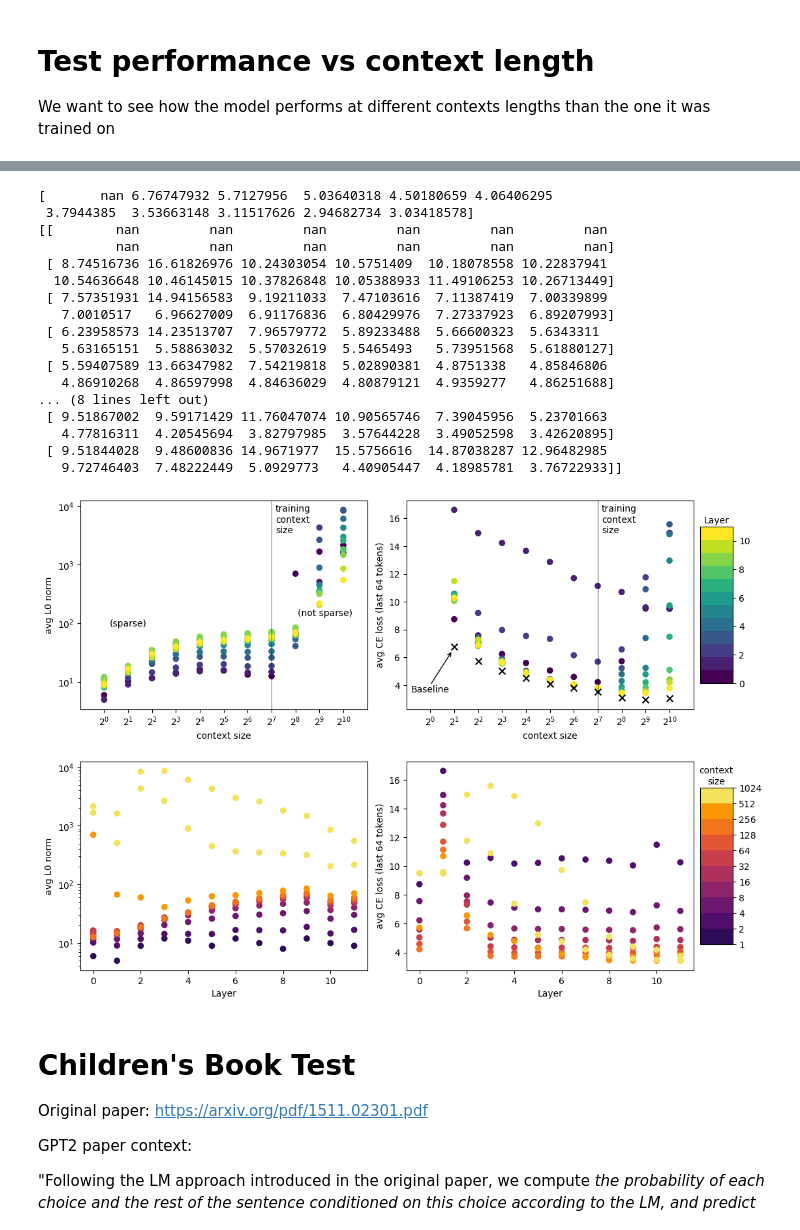
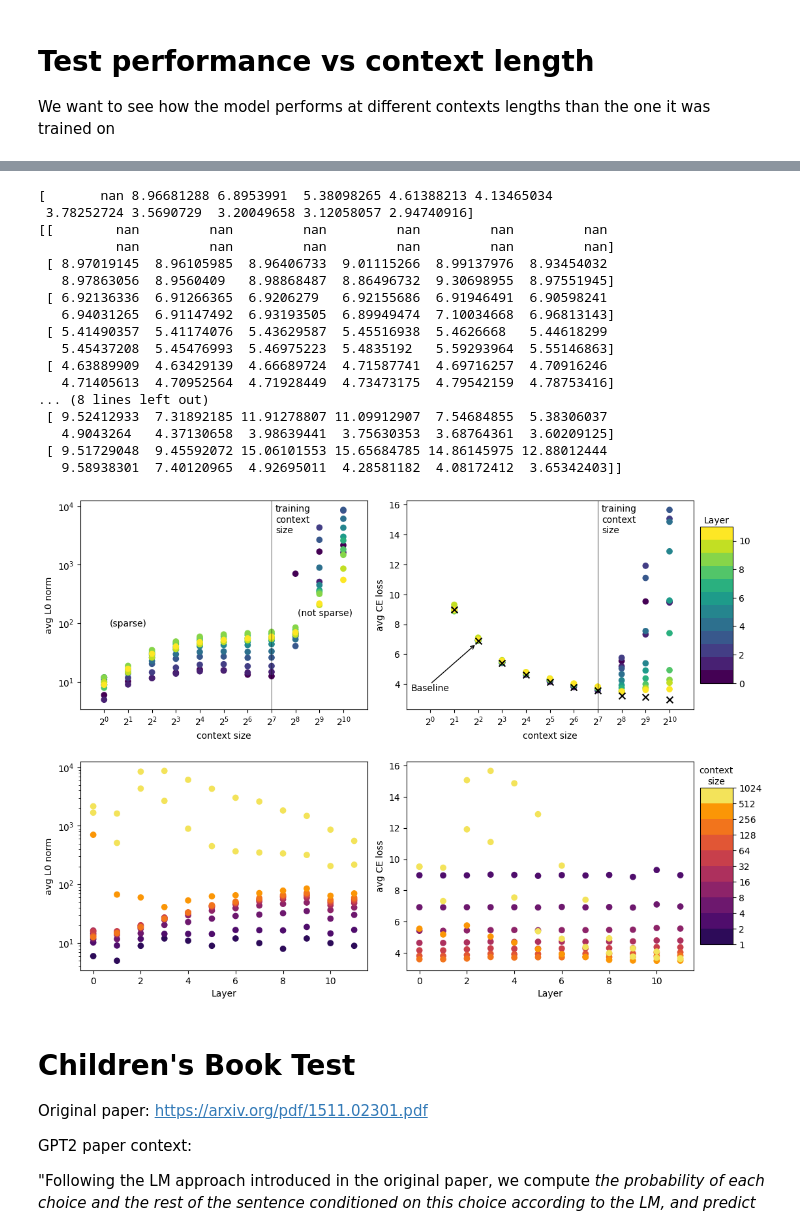
Before and after one commit to evanhanders/sae_validation_blogpost, a Jupyter notebook: gpt2_small_autoencoder_benchmarks.ipynb, the cells around one changed output, grey strips where cells are left out. Saved outputs shown, nothing was run; the diff lists cells and outputs as text; code cells hidden in the pictures.

```diff
--- a/gpt2_small_autoencoder_benchmarks.ipynb
+++ b/gpt2_small_autoencoder_benchmarks.ipynb
@@ -397,10 +397,11 @@ for i in tqdm(range(int(np.ceil(test_prompts / act_store_cfg['store_batch_size']
     with t.no_grad():
         # full_batch_tokens = act_store.get_batch_tokens() old version
         for j, context_size in enumerate(context_sizes):
-            batch_toks = []
-            for b in range(tok_per_batch // (context_size*batch_size)):
-                batch_toks.append(act_store.get_batch_tokens()[:,-context_size:])
-            batch_tokens = t.concatenate(batch_toks, axis=0).to(device)
+            batch_tokens = act_stores[j].get_batch_tokens()
+            # batch_toks = []
+            # for b in range(tok_per_batch // (context_size*batch_size)):
+            #     batch_toks.append(act_store.get_batch_tokens()[:,-context_size:])
+            # batch_tokens = t.concatenate(batch_toks, axis=0).to(device)
             # batch_tokens = full_batch_tokens[:,-context_size:] old version
             logits = model(batch_tokens, prepend_bos=True)
             orig_loss = tl.utils.lm_cross_entropy_loss(logits[:,-measure_window:,:], batch_tokens[:,-measure_window:], per_token=True)
@@ -435,23 +436,23 @@ clear_output()
 print(full_baseline_losses.mean(axis=0))
 print(full_sae_losses.mean(axis=0))
 # %% [output]
-[       nan 6.76747932 5.7127956  5.03640318 4.50180659 4.06406295
- 3.7944385  3.53663148 3.11517626 2.94682734 3.03418578]
+[       nan 8.96681288 6.8953991  5.38098265 4.61388213 4.13465034
+ 3.78252724 3.5690729  3.20049658 3.12058057 2.94740916]
 [[        nan         nan         nan         nan         nan         nan
           nan         nan         nan         nan         nan         nan]
- [ 8.74516736 16.61826976 10.24303054 10.5751409  10.18078558 10.22837941
-  10.54636648 10.46145015 10.37826848 10.05388933 11.49106253 10.26713449]
- [ 7.57351931 14.94156583  9.19211033  7.47103616  7.11387419  7.00339899
-   7.0010517   6.96627009  6.91176836  6.80429976  7.27337923  6.89207993]
- [ 6.23958573 14.23513707  7.96579772  5.89233488  5.66600323  5.6343311
-   5.63165151  5.58863032  5.57032619  5.5465493   5.73951568  5.61880127]
- [ 5.59407589 13.66347982  7.54219818  5.02890381  4.8751338   4.85846806
-   4.86910268  4.86597998  4.84636029  4.80879121  4.9359277   4.86251688]
+ [ 8.97019145  8.96105985  8.96406733  9.01115266  8.99137976  8.93454032
+   8.97863056  8.9560409   8.98868487  8.86496732  9.30698955  8.97551945]
+ [ 6.92136336  6.91266365  6.9206279   6.92155686  6.91946491  6.90598241
+   6.94031265  6.91147492  6.93193505  6.89949474  7.10034668  6.96813143]
+ [ 5.41490357  5.41174076  5.43629587  5.45516938  5.4626668   5.44618299
+   5.45437208  5.45476993  5.46975223  5.4835192   5.59293964  5.55146863]
+ [ 4.63889909  4.63429139  4.66689724  4.71587741  4.69716257  4.70916246
+   4.71405613  4.70952564  4.71928449  4.73473175  4.79542159  4.78753416]
 ... (8 lines left out)
- [ 9.51867002  9.59171429 11.76047074 10.90565746  7.39045956  5.23701663
-   4.77816311  4.20545694  3.82797985  3.57644228  3.49052598  3.42620895]
- [ 9.51844028  9.48600836 14.9671977  15.5756616  14.87038287 12.96482985
-   9.72746403  7.48222449  5.0929773   4.40905447  4.18985781  3.76722933]]
+ [ 9.52412933  7.31892185 11.91278807 11.09912907  7.54684855  5.38306037
+   4.9043264   4.37130658  3.98639441  3.75630353  3.68764361  3.60209125]
+ [ 9.51729048  9.45592072 15.06101553 15.65684785 14.86145975 12.88012444
+   9.58938301  7.40120965  4.92695011  4.28581182  4.08172412  3.65342403]]
 # %%
 xaxis = [[s for i in range(len(sparse_encoders_residual))]for s in context_sizes]
 tolist = lambda x: list(itertools.chain.from_iterable(x))
@@ -496,36 +497,36 @@ ax1.text(2, 100, '(sparse)', ha='center', va='center')
 ax1.text(600, 150, '(not sparse)', ha='center', va='center')
 
 for ax in [ax1, ax3]:
     ax.set_ylabel('avg L0 norm')
 for ax in [ax2, ax4]:
-    ax.set_ylabel('avg CE loss (last 64 tokens)')
+    ax.set_ylabel('avg CE loss')
 
 for ax in [ax1, ax2,]:
     ax.set_xlabel('context size')
     ax.set_xscale('log')
     ax.axvline(128, c='k', lw=0.5)
     ax.text(0.68, 0.98, 'training\ncontext\nsize', ha='left', va='top', transform=ax.transAxes)
     ax.set_xticks(context_sizes, labels=[r'$2^{{{}}}$'.format(int(np.log2(c))) for c in context_sizes])
     ax.tick_params(which='minor', color='w')
     ax.set_xlim(0.5, 2048)
 
 for ax in [ax3, ax4]:
     ax.set_xlabel('Layer')
 
 ax1.set_yscale('log')
 ax3.set_yscale('log')
 
 ax2.text(1, 4, 'Baseline', ha='center', va='top')
-ax2.annotate("", xy=(1.9, 6.5), xytext=(1, 4), arrowprops=dict(arrowstyle="->"))
+ax2.annotate("", xy=(3.8, 6.7), xytext=(1, 4), arrowprops=dict(arrowstyle="->"))
 
 cax1.text(0.5, 1.01, 'Layer', ha='center', va='bottom', transform=cax1.transAxes)
 cax2.text(0.5, 1.01, 'context\nsize', ha='center', va='bottom', transform=cax2.transAxes)
 
 
 
 fig.savefig('context_sizes.png', dpi=300, bbox_inches='tight')
 # %% [output]
-[figure, old version]
+[figure, new version]
 # %%
 #safe df to file for plotting offline if we want to do that sans-gpu
 df.to_csv("context_size_df.csv")
```
Also changed, not shown: 2 other files.
